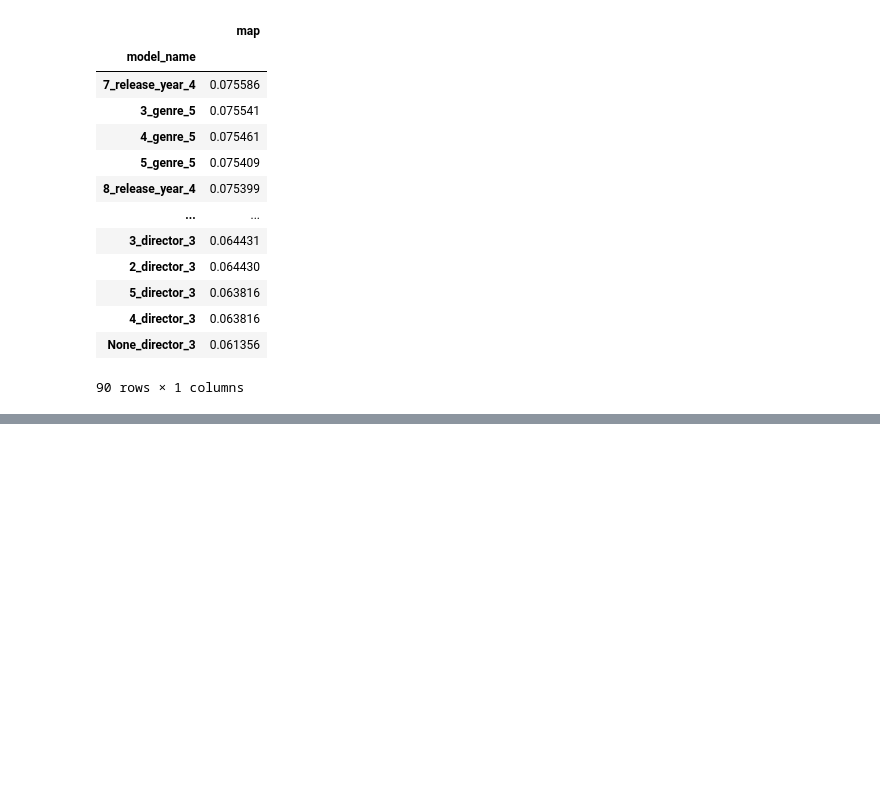
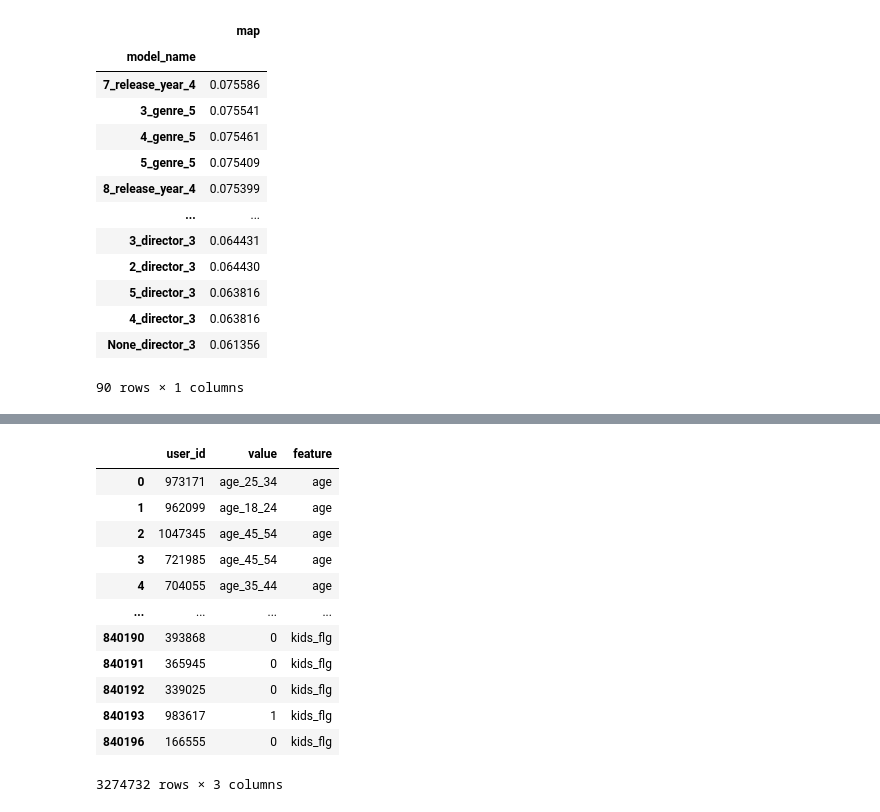
Before and after one commit to daniildiveev/mts-recsys, a Jupyter notebook: 1st_homework.ipynb, the cells around one changed output, grey strips where cells are left out. Cells and saved outputs as stored; diff of their text form; code cells hidden in the pictures; blank space fills up the shorter version.

```diff
--- a/1st_homework.ipynb
+++ b/1st_homework.ipynb
@@ -456,0 +520,31 @@ sample_submission
+# %%
+user_features = ['age', 'income', 'sex', 'kids_flg']
+# %%
+def create_feature_wise_dataset(dataframe:pd.DataFrame, features:List[str]) -> pd.DataFrame:
+    user_features = pd.DataFrame()
+
+    for feature in features:
+        feature_dataset = dataframe[[Columns.User, feature]]
+        feature_dataset.columns = [Columns.User, 'value']
+        feature_dataset['feature'] = feature
+
+        user_features = pd.concat([user_features, feature_dataset])
+
+    return user_features
+# %%
+user_features_df = create_feature_wise_dataset(users, user_features)
+user_features_df
+# %% [output]
+|  | user_id | value | feature |
+| 0 | 973171 | age_25_34 | age |
+| 1 | 962099 | age_18_24 | age |
+| 2 | 1047345 | age_45_54 | age |
+| 3 | 721985 | age_45_54 | age |
+| 4 | 704055 | age_35_44 | age |
+| ... | ... | ... | ... |
+| 840190 | 393868 | 0 | kids_flg |
+| 840191 | 365945 | 0 | kids_flg |
+| 840192 | 339025 | 0 | kids_flg |
+| 840193 | 983617 | 1 | kids_flg |
+| 840196 | 166555 | 0 | kids_flg |
+3274732 rows × 3 columns
```
Also changed, not shown: parts of 24 cells of this notebook.
